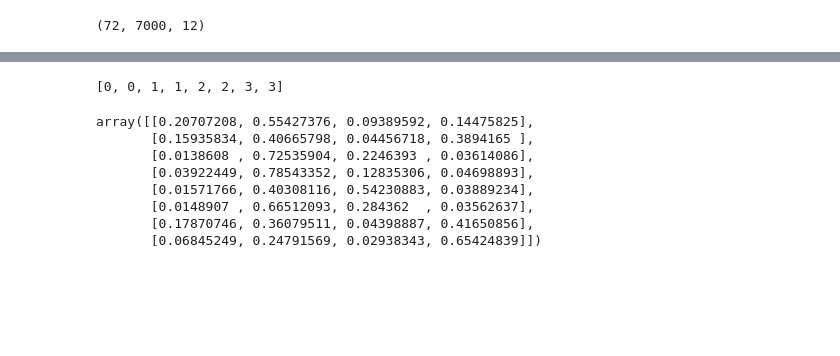
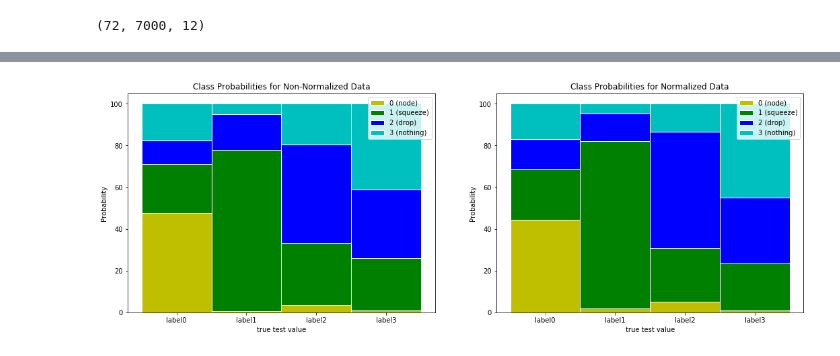
Before and after one commit to yash181/Tensegrity-HRI, a Jupyter notebook: Data_sala/sala Probability.ipynb, the cells around one changed output, grey strips where cells are left out. Cells and saved outputs as stored; diff of their text form; code cells hidden in the pictures; blank space fills up the shorter version.

Commit message:
Updated research diary and probability script

```diff
--- a/Data_sala/sala Probability.ipynb
+++ b/Data_sala/sala Probability.ipynb
@@ -195,5 +156,0 @@ x_test, y_test = x[64:], y[64:]
-# %%
-clf = RandomForestClassifier(n_estimators=100)
-clf.fit(x_train_valid, y_train_valid)
-clf_probs2 = clf.predict_proba(x_test)
-score = log_loss(y_test, clf_probs)
@@ -475,23 +156,0 @@ score = log_loss(y_test, clf_probs)
-# %%
-# Train random forest classifier, calibrate on validation data and evaluate on test data
-
-clf = RandomForestClassifier(n_estimators=5000)
-clf.fit(x_train, y_train)
-clf_probs = clf.predict_proba(x_test)
-sig_clf = CalibratedClassifierCV(clf, method="sigmoid", cv="prefit")
-sig_clf.fit(x_valid, y_valid)
-sig_clf_probs = sig_clf.predict_proba(x_test)
-sig_score = log_loss(y_test, sig_clf_probs)
-# %% [output]
-[0, 0, 1, 1, 2, 2, 3, 3]
-# %%
-sig_clf_probs
-# %% [output]
-array([[0.20707208, 0.55427376, 0.09389592, 0.14475825],
-       [0.15935834, 0.40665798, 0.04456718, 0.3894165 ],
-       [0.0138608 , 0.72535904, 0.2246393 , 0.03614086],
-       [0.03922449, 0.78543352, 0.12835306, 0.04698893],
-       [0.01571766, 0.40308116, 0.54230883, 0.03889234],
-       [0.0148907 , 0.66512093, 0.284362  , 0.03562637],
-       [0.17870746, 0.36079511, 0.04398887, 0.41650856],
-       [0.06845249, 0.24791569, 0.02938343, 0.65424839]])
@@ -497,0 +188,41 @@ array([[0.20707208, 0.55427376, 0.09389592, 0.14475825],
+# %%
+def generate_plot(probability_array, title):
+    N = 4
+    label0 = probability_array[0]
+    label1 = probability_array[1]
+    label2 = probability_array[2]
+    label3 = probability_array[3]
+
+
+    # The position of the bars on the x-axis
+    r = [0,1,2,3]
+
+    # Names of group and bar width
+    names = ['label0','label1','label2','label3']
+    barWidth = 1
+
+    plt.bar(r, label0, color = 'y',edgecolor='white', width=barWidth)
+    plt.bar(r, label1, bottom=label0, color='g',edgecolor='white', width=barWidth)
+    plt.bar(r, label2, bottom=label1+label0, color='b', edgecolor='white', width=barWidth)
+    plt.bar(r, label3, bottom=label2+label1+label0, color = 'c', edgecolor='white', width=barWidth)
+    plt.legend(('0 (node)', '1 (squeeze)','2 (drop)','3 (nothing)'))
+
+    plt.xticks(r, names)
+    plt.xlabel("true test value")
+    plt.ylabel('Probability')
+    plt.title(title)
+# %%
+# Compare normalized vs. non-normalized data with 100 estimators
+
+clf_probs1,_,_,_,_ = train_xvalidation(data, 32, 100)
+clf_probs2,_,_,_,_ = train_xvalidation(normalized_data, 32, 100)
+# %%
+# Plot probabilities of normalized vs. non-normalized data
+
+fig= plt.figure(figsize=(18,6))
+plt.subplot(1,2,1)
+generate_plot(clf_probs1, "Class Probabilities for Non-Normalized Data")
+plt.subplot(1, 2, 2)
+generate_plot(clf_probs2, "Class Probabilities for Normalized Data")
+# %% [output]
+[figure, added]
```
Also changed, not shown: parts of 45 cells of this notebook, 1 other file.
